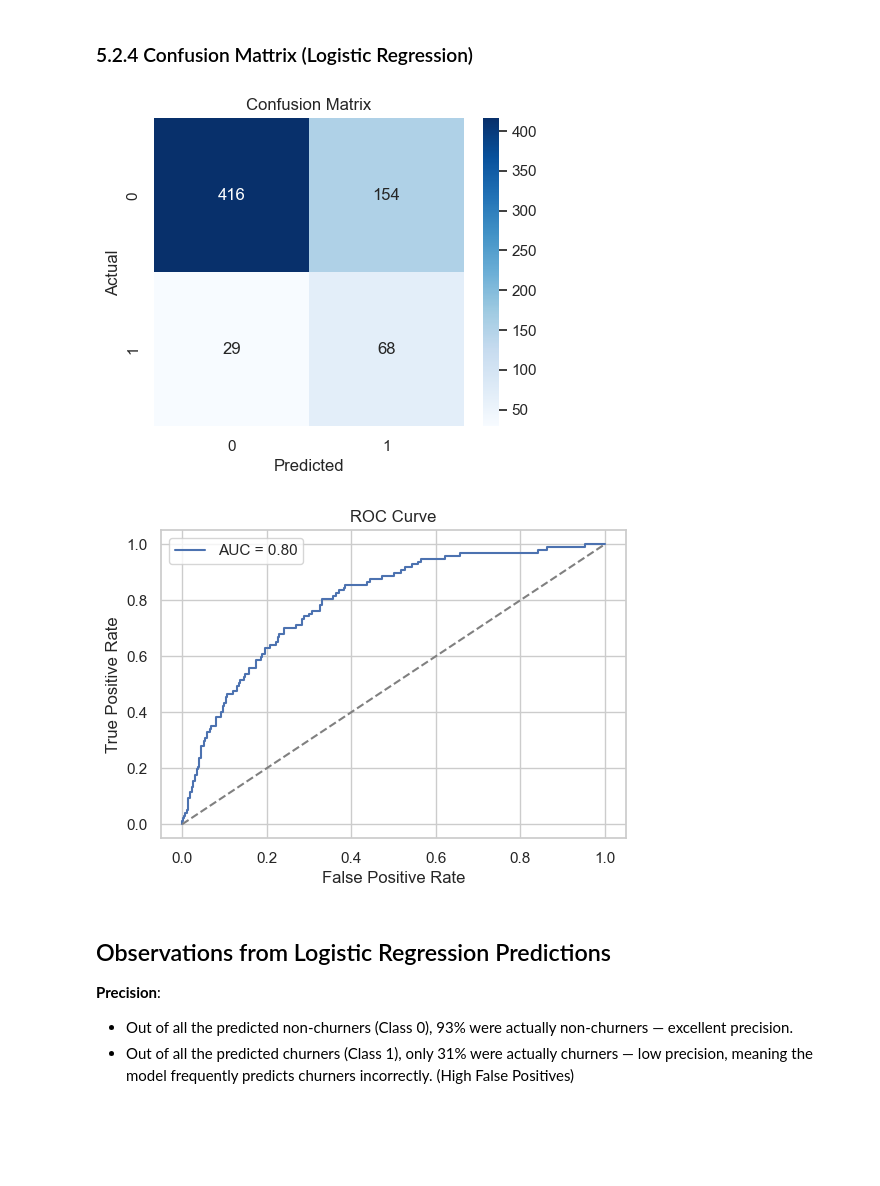
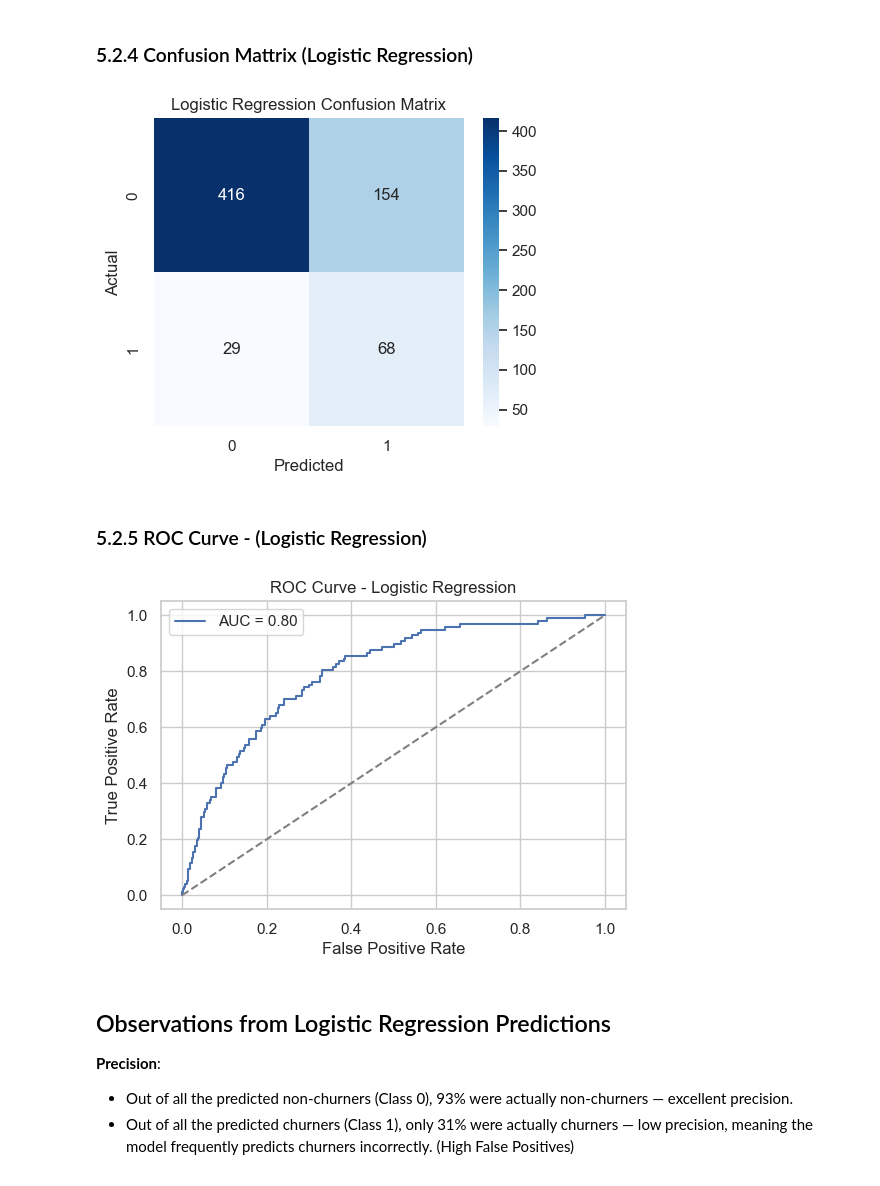
Before and after one commit to KaiFa254/Churn-in-Telecom-s-Phase-3-project, a Jupyter notebook: SyriaTel_Churn.ipynb, the cells around one changed output. Cells and saved outputs as stored; diff of their text form; code cells hidden in the pictures; blank space fills up the shorter version.

```diff
--- a/SyriaTel_Churn.ipynb
+++ b/SyriaTel_Churn.ipynb
@@ -539,27 +539,29 @@ weighted avg       0.84      0.73      0.76       667
 # %%
 plt.figure(figsize=(5,4))
 sns.heatmap(confusion_matrix(y_test,y_pred),annot=True, fmt='d', cmap='Blues')
-plt.title("Confusion Matrix")
+plt.title("Logistic Regression Confusion Matrix")
 plt.xlabel("Predicted")
 plt.ylabel("Actual")
 plt.show()
 # %% [output]
-[figure, old version]
+[figure, new version]
+# %% [markdown]
+### 5.2.5 ROC Curve -  (Logistic Regression)
 # %%
 ## 6.3 # ROC Curve
 # %%
 fpr,tpr, _ =roc_curve(y_test,y_proba)
 plt.figure(figsize=(6,4))
 plt.plot(fpr, tpr, label=f"AUC = {roc_auc_score(y_test, y_proba):.2f}")
 plt.plot([0,1], [0,1], linestyle='--', color='gray')
 plt.xlabel("False Positive Rate")
 plt.ylabel("True Positive Rate")
-plt.title("ROC Curve")
+plt.title("ROC Curve - Logistic Regression")
 plt.legend()
 plt.grid(True)
 plt.show()
 # %% [output]
-[figure, old version]
+[figure, new version]
 # %% [markdown]
 ## Observations from Logistic Regression Predictions
 
```
Also changed, not shown: parts of 7 cells of this notebook.
